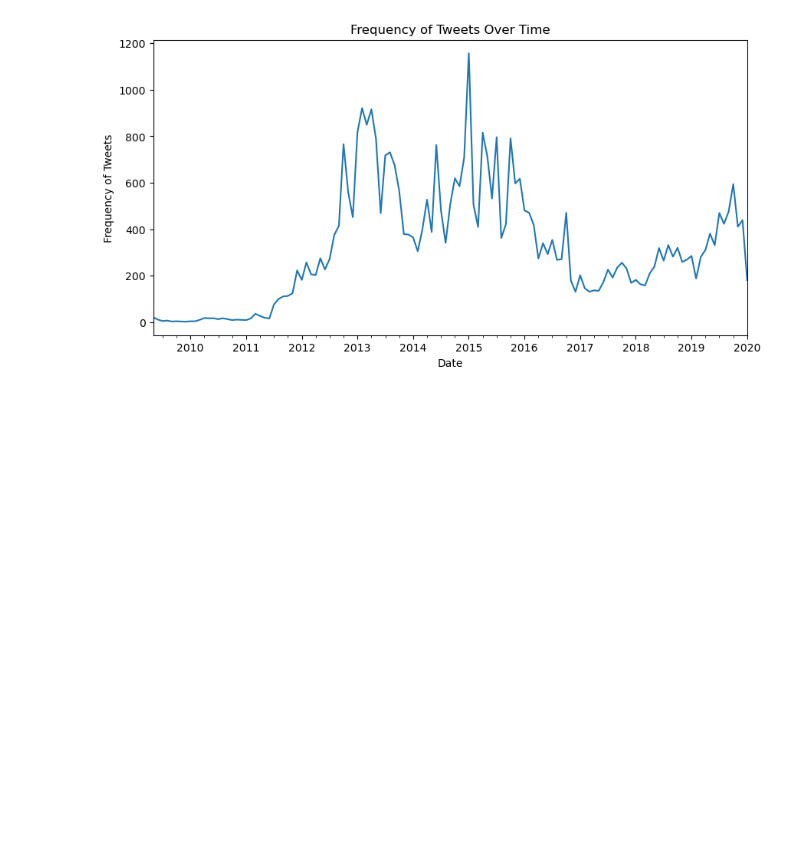
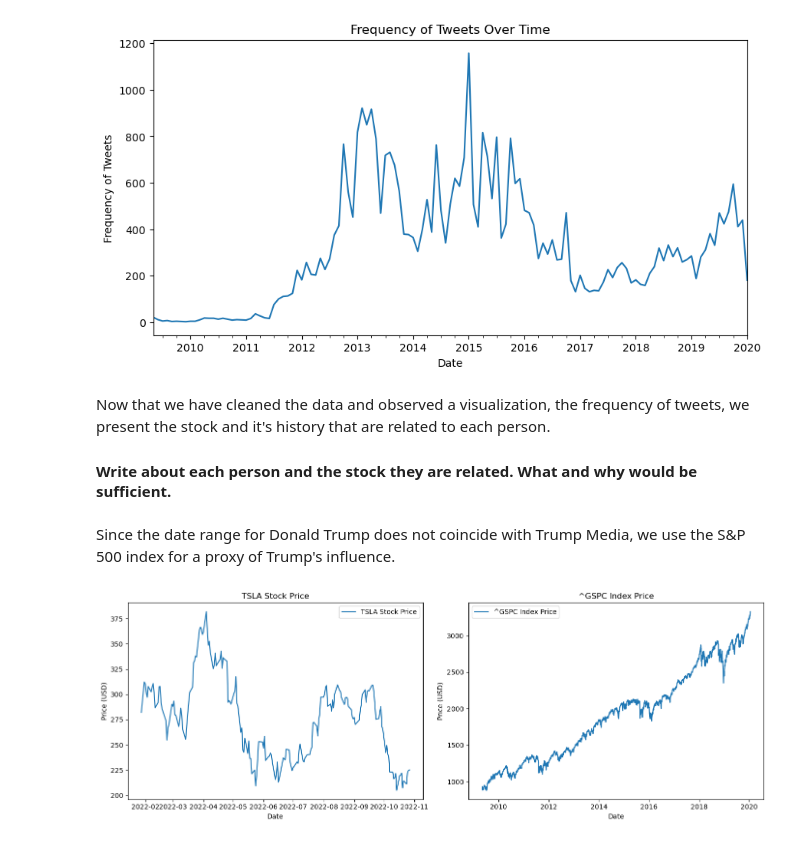
Before and after one commit to Camiladbello/ECON323, a Jupyter notebook: Project323.ipynb, the cells around one changed output. Drawn from its saved outputs; the diff is of its cells as text; code cells hidden in the pictures; blank space fills up the shorter version.

```diff
--- a/Project323.ipynb
+++ b/Project323.ipynb
@@ -81,9 +98,9 @@ musk.head()
 | 3 |  | 802 | 19353 | 2022-10-27 02:32:48 |
 | 4 | meeting a lot of cool people at t... | 9366 | 195546 | 2022-10-26 21:39:32 |
 # %%
-musk.set_index('date', inplace=True)
+musk_data.set_index('date', inplace=True)
 
-frequency = musk.resample('M').size()
+frequency = musk_data.resample('M').size()
 
 plt.figure(figsize=(10,5))
 frequency.plot()
@@ -96,8 +113,8 @@ plt.show()
 # %% [output]
 [figure]
 # %%
-trump = pd.read_csv("trumptweets.csv")
-trump.head()
+trump_data = pd.read_csv("trumptweets.csv")
+trump_data.head()
 # %% [output]
 |  | id | link | content | date | retweets | favorites | mentions | hashtags | geo |
 | 0 | 1698308935 | https://twitter.com/realDonaldTru... | Be sure to tune in and watch Dona... | 2009-05-04 20:54:25 | 500 | 868 | NaN | NaN | NaN |
@@ -129,9 +150,9 @@ trump.head()
 | 3 | New Blog Post Celebrity Apprentic... | 11 | 24 | 2009-05-08 22:40:15 |
 | 4 | My persona will never be that of ... | 1399 | 1965 | 2009-05-12 16:07:28 |
 # %%
-trump.set_index('date', inplace=True)
+trump_data.set_index('date', inplace=True)
 
-frequency = trump.resample('M').size()
+frequency = trump_data.resample('M').size()
 
 plt.figure(figsize=(10,5))
 frequency.plot()
@@ -143,3 +164,51 @@ plt.title('Frequency of Tweets Over Time')
 plt.show()
 # %% [output]
 [figure]
+# %% [markdown]
+Now that we have cleaned the data and observed a visualization, the frequency of tweets, we present the stock and it's history that are related to each person.
+
+
+#### Write about each person and the stock they are related. What and why would be sufficient.
+# %% [markdown]
+Since the date range for Donald Trump does not coincide with Trump Media, we use the S&P 500 index for a proxy of Trump's influence.
+# %%
+musk_recent_date = musk['date'].max()
+musk_oldest_date = musk['date'].min()
+
+trump_recent_date = trump['date'].max()
+trump_oldest_date = trump['date'].min()
+# %%
+# Define the tickers
+musk_ticker = 'TSLA'  # Tesla for Elon Musk
+trump_ticker = '^GSPC'  # S&P 500 index as a proxy for Donald Trump
+
+# Fetch the historical stock data
+musk_data = yf.Ticker(musk_ticker)
+trump_data = yf.Ticker(trump_ticker)
+
+# Get the historical closing prices
+musk_df = musk_data.history(period='1d', start=musk_oldest_date, end=musk_recent_date)
+trump_df = trump_data.history(period='1d', start=trump_oldest_date, end=trump_recent_date)
+
+# Create subplots
+fig, axes = plt.subplots(nrows=1, ncols=2, figsize=(14, 5))
+
+# Plot Elon Musk-related stock data
+axes[0].plot(musk_df['Close'], label=f'{musk_ticker} Stock Price')
+axes[0].set_title(f'{musk_ticker} Stock Price')
+axes[0].set_xlabel('Date')
+axes[0].set_ylabel('Price (USD)')
+axes[0].legend()
+
+# Plot Donald Trump-related index data
+axes[1].plot(trump_df['Close'], label=f'{trump_ticker} Index Price')
+axes[1].set_title(f'{trump_ticker} Index Price')
+axes[1].set_xlabel('Date')
+axes[1].set_ylabel('Price (USD)')
+axes[1].legend()
+
+# Show the plots side by side
+plt.tight_layout()
+plt.show()
+# %% [output]
+[figure, added]
```
Also changed, not shown: parts of 15 cells of this notebook.
